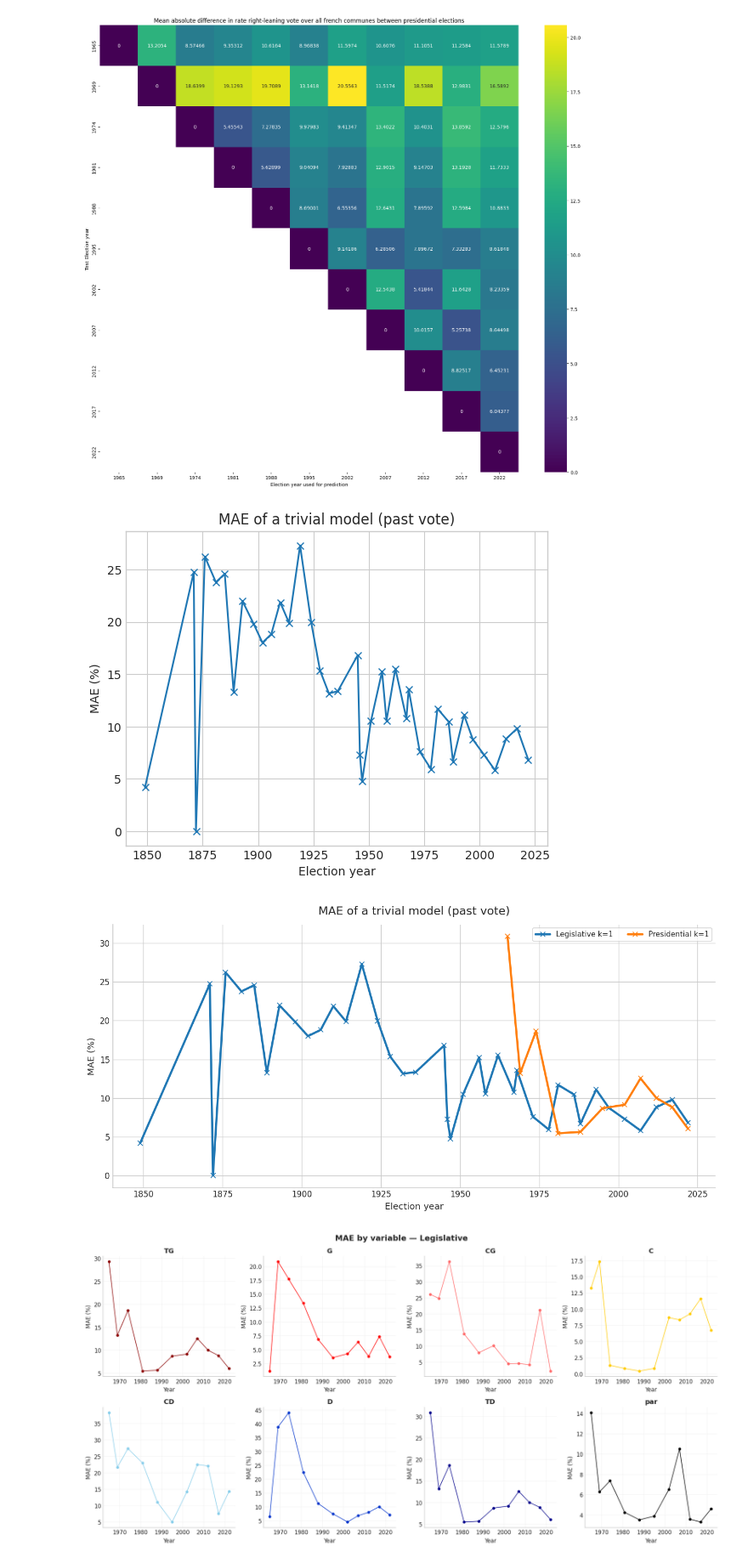
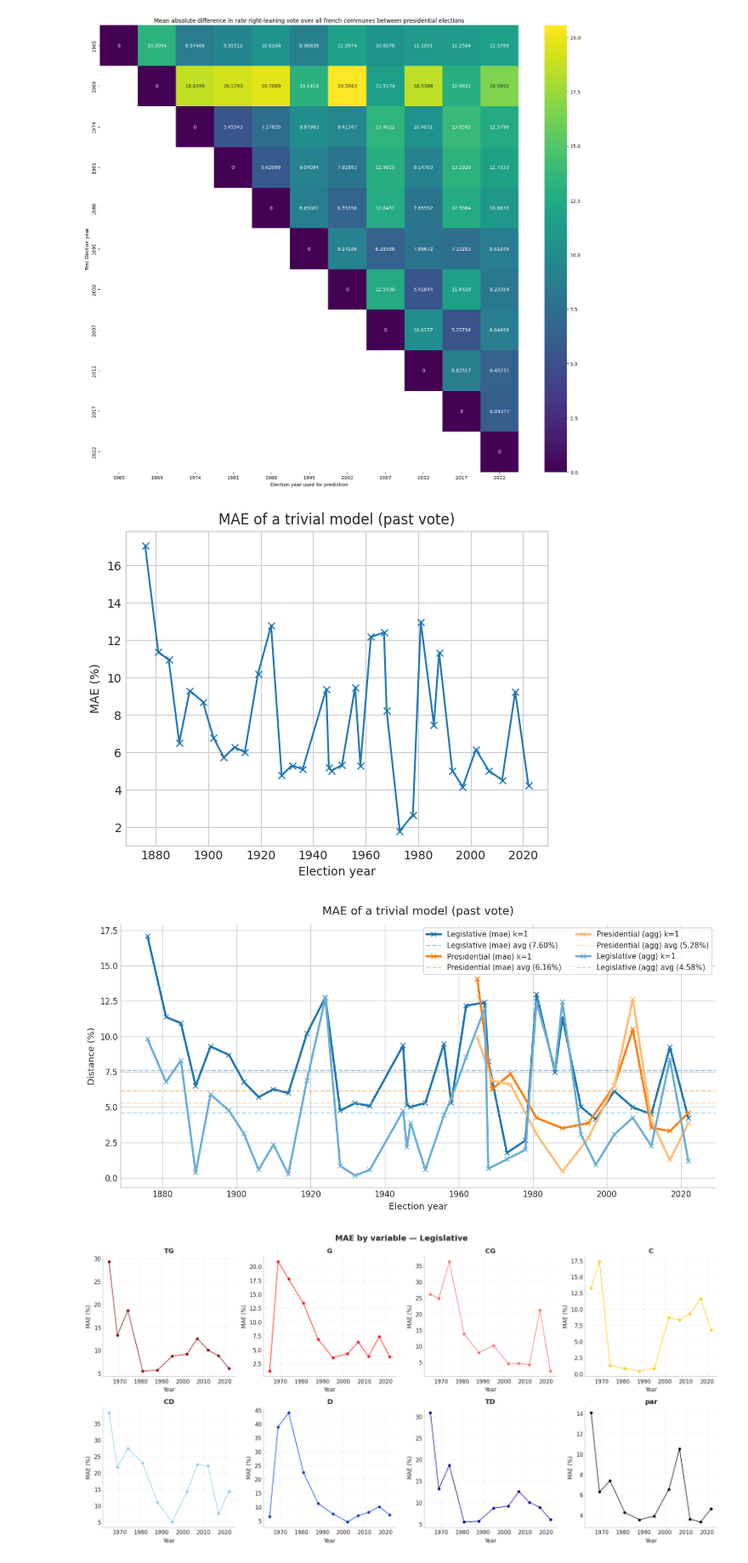
Before and after one commit to artmanceau/electera, a Jupyter notebook: notebooks/model/vote_stability.ipynb, the cells around one changed output. Shown at 85% size. Cells and saved outputs as stored; diff of their text form; code cells hidden in the pictures.

```diff
--- a/notebooks/model/vote_stability.ipynb
+++ b/notebooks/model/vote_stability.ipynb
@@ -66,19 +101,24 @@ years_pres, matrix_pres = get_matrix(election_type=['presidentiel'], metric='mae
 # %%
 def plot_backtest_error(k, years, matrix):
     backtest_error = np.diag(matrix, k=1)
-    plt.plot(years[1:], backtest_error*100, marker='x')
+    plt.plot(years[4:], backtest_error[3:]*100, marker='x')
     plt.title('MAE of a trivial model (past vote)')
     plt.ylabel('MAE (%)')
     plt.xlabel('Election year')
 plot_backtest_error(1, years_leg, matrix_leg)
 # %% [output]
-[figure, old version]
+[figure, new version]
 # %%
 def plot_backtest_error(
     years_leg,
     years_pres,
     matrix_leg,
     matrix_pres,
+    agg=False,
+    years_leg_agg=None,
+    years_pres_agg=None,
+    matrix_leg_agg=None,
+    matrix_pres_agg=None,
     title="MAE of a trivial model (past vote)",
 ):
     plt.style.use("seaborn-v0_8-whitegrid")
@@ -88,31 +128,49 @@ def plot_backtest_error(
     pres = np.asarray(matrix_pres)
 
     def add_family(years, mat, color, label):
-        # Main line
+        # Main line (k=1)
         k1 = np.diag(mat, k=1) * 100
-        ax.plot(years[1:], k1, color=color, lw=2.6, alpha=1.0, label=f"{label} k=1", marker='x')
+        if "Legislative" in label:
+            x = np.asarray(years[4:])
+            y = k1[3:]
+        else:
+            x = np.asarray(years[1:])
+            y = k1
 
-        # Higher k: lighter + thinner
-        for k, alpha, lw in []:
-            kk = np.diag(mat, k=k) * 100
-            x = np.asarray(years[k:])
-            ax.plot(x, kk, color=color, lw=lw, alpha=alpha, label=f"{label} k={k}")
+        ax.plot(x, y, color=color, lw=2.6, alpha=1.0, label=f"{label} k=1", marker="x")
 
-    add_family(years_leg, leg, "#1f77b4", "Legislative")
-    add_family(years_pres, pres, "#ff7f0e", "Presidential")
+        # Average line
+        avg = float(np.nanmean(y))
+        ax.axhline(
+            avg,
+            color=color,
+            lw=1.4,
+            alpha=0.45,
+            linestyle="--",
+            label=f"{label} avg ({avg:.2f}%)",
+        )
+
+    add_family(years_leg, leg, "#1f77b4", "Legislative (mae)")
+    add_family(years_pres, pres, "#ff7f0e", "Presidential (mae)")
+
+    if agg:
+        pres_agg = np.asarray(matrix_pres_agg)
+        leg_agg = np.asarray(matrix_leg_agg)
+        add_family(years_pres_agg or years_pres, pres_agg, "#ffbb78", "Presidential (agg)")
+        add_family(years_leg_agg or years_leg, leg_agg, "#6baed6", "Legislative (agg)")
 
     ax.set_title(title, fontsize=14, pad=12)
     ax.set_xlabel("Election year", fontsize=11)
-    ax.set_ylabel("MAE (%)", fontsize=11)
+    ax.set_ylabel("Distance (%)", fontsize=11)
     ax.spines["top"].set_visible(False)
     ax.spines["right"].set_visible(False)
     ax.legend(frameon=True, ncol=2, fontsize=9)
     plt.tight_layout()
     plt.show()
 # %%
-plot_backtest_error(years_leg, years_pres, matrix_leg, matrix_pres)
+plot_backtest_error(years_leg, years_pres, matrix_leg, matrix_pres, agg=True, years_leg_agg=years_leg, years_pres_agg=years_pres, matrix_leg_agg=matrix_leg_agg, matrix_pres_agg=matrix_pres_agg)
 # %% [output]
-[figure, old version]
+[figure, new version]
 # %%
 VARIABLES = {
     "TG": "#8B0000",     # Dark red (far-left)
```
Also changed, not shown: parts of 5 cells of this notebook, 9 other files.
